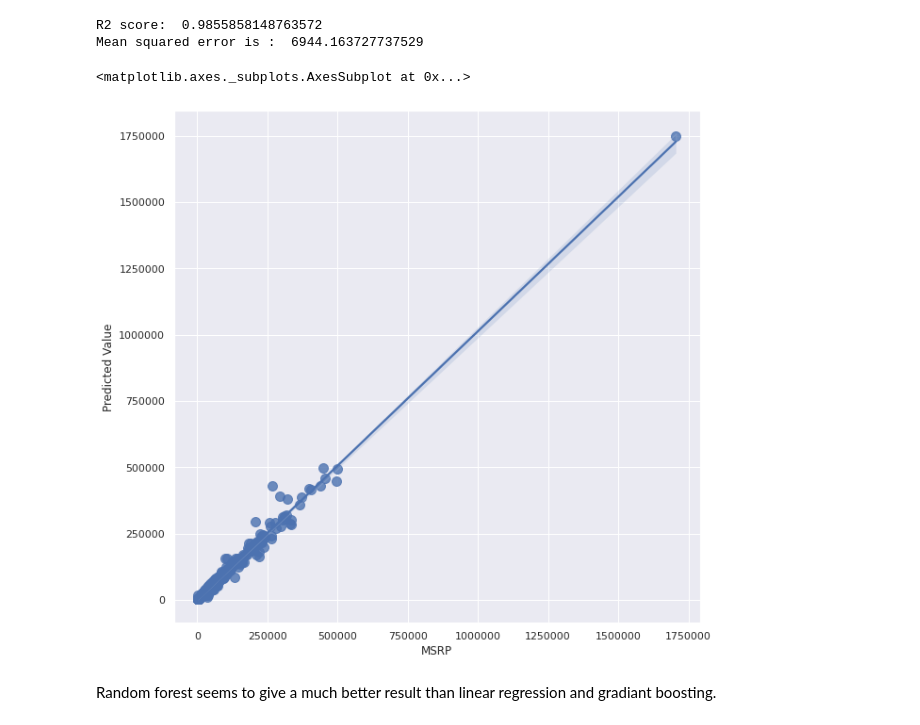
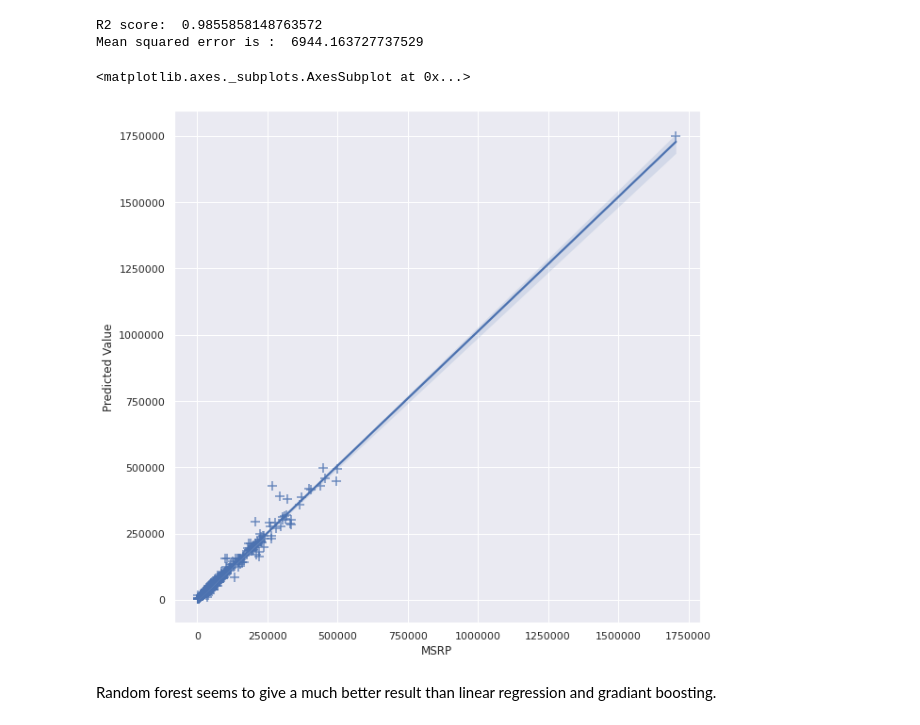
Before and after one commit to Xanzud/CarpricePrediction-IE500618, a Jupyter notebook: CarPricePrediction.ipynb, the cells around one changed output. Cells and saved outputs as stored; diff of their text form; code cells hidden in the pictures.

```diff
--- a/CarPricePrediction.ipynb
+++ b/CarPricePrediction.ipynb
@@ -455,11 +455,11 @@ Mean squared error is :  6944.163727737529
 # %%
 plt.figure(figsize=(10, 10))
 plt.ticklabel_format(style='plain', axis='y')
 plt.ticklabel_format(style='plain', axis='x')
 plt.ylabel("Predicted Value")
-sns.regplot(y_test, random_forest_pred, fit_reg=True, scatter_kws={"s": 100})
+sns.regplot(y_test, random_forest_pred, marker = "+", fit_reg=True, scatter_kws={"s": 100})
 # %% [output]
 <matplotlib.axes._subplots.AxesSubplot at 0x...>
-[figure, old version]
+[figure, new version]
 # %% [markdown]
 Random forest seems to give a much better result than linear regression and gradiant boosting.
```
Also changed, not shown: parts of 1 cell of this notebook.
